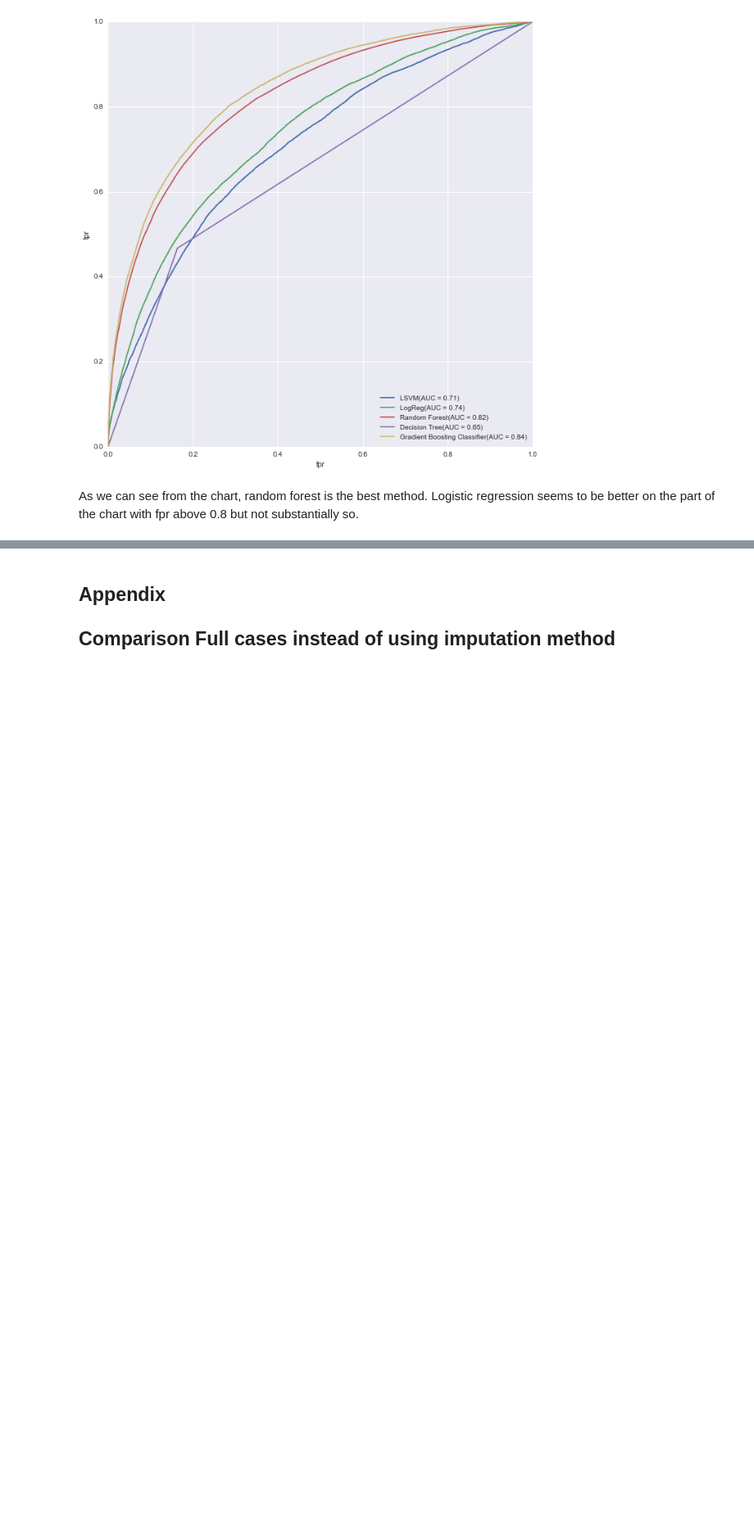
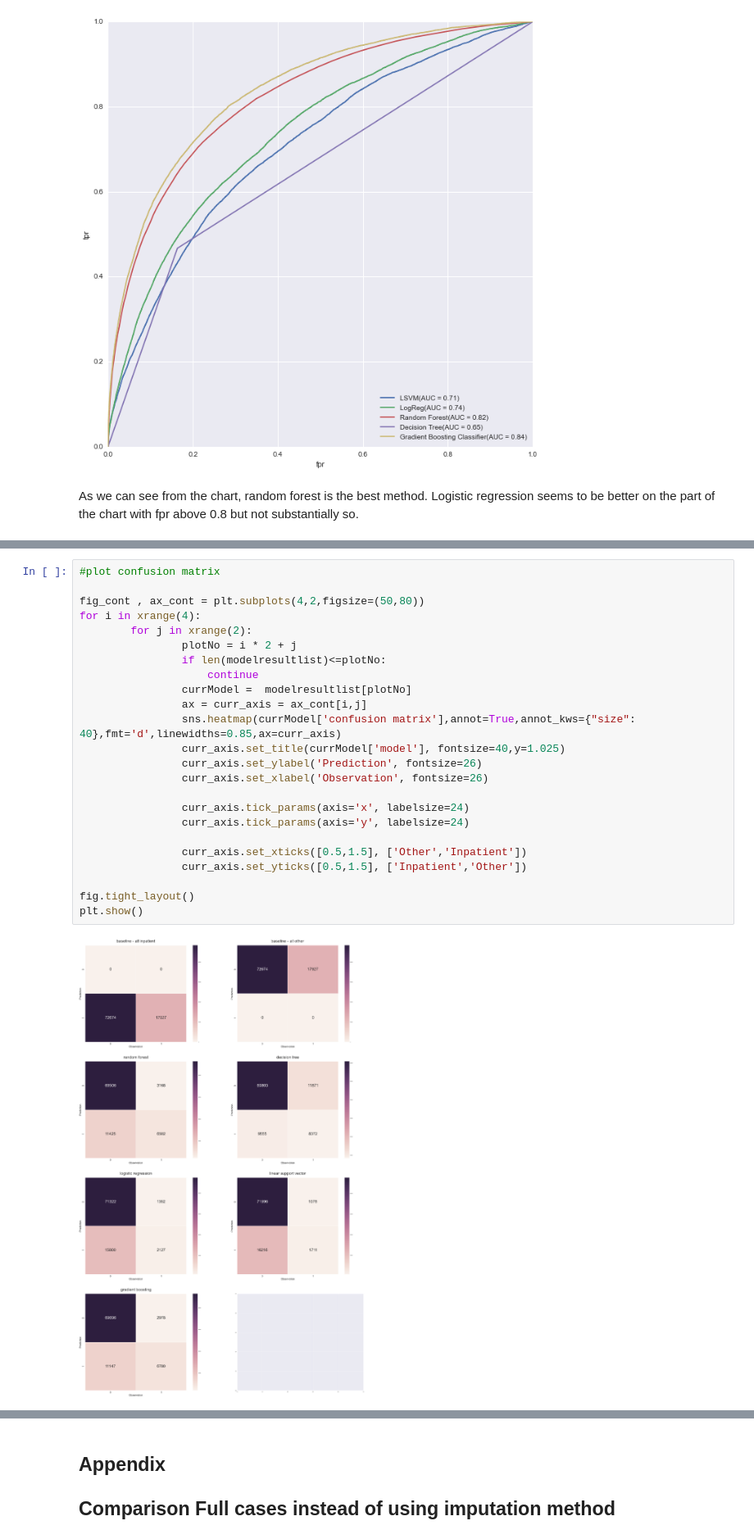
Before and after one commit to solomatov/cs109-project, a Jupyter notebook: ER.ipynb, the cells around one changed output, grey strips where cells are left out. Shown at 82% size. Saved outputs shown, nothing was run; the diff lists cells and outputs as text; blank space fills up the shorter version.

```diff
--- a/ER.ipynb
+++ b/ER.ipynb
@@ -1346,0 +1308,26 @@ plt.show()
+# %%
+#plot confusion matrix
+
+fig_cont , ax_cont = plt.subplots(4,2,figsize=(50,80))
+for i in xrange(4):
+        for j in xrange(2):
+                plotNo = i * 2 + j
+                if len(modelresultlist)<=plotNo:
+                    continue
+                currModel =  modelresultlist[plotNo]
+                ax = curr_axis = ax_cont[i,j]
+                sns.heatmap(currModel['confusion matrix'],annot=True,annot_kws={"size": 40},fmt='d',linewidths=0.85,ax=curr_axis)
+                curr_axis.set_title(currModel['model'], fontsize=40,y=1.025)
+                curr_axis.set_ylabel('Prediction', fontsize=26)
+                curr_axis.set_xlabel('Observation', fontsize=26)
+
+                curr_axis.tick_params(axis='x', labelsize=24)
+                curr_axis.tick_params(axis='y', labelsize=24)
+
+                curr_axis.set_xticks([0.5,1.5], ['Other','Inpatient'])
+                curr_axis.set_yticks([0.5,1.5], ['Inpatient','Other'])
+
+fig.tight_layout()
+plt.show()
+# %% [output]
+[figure, added]
```
Also changed, not shown: parts of 12 cells of this notebook.
